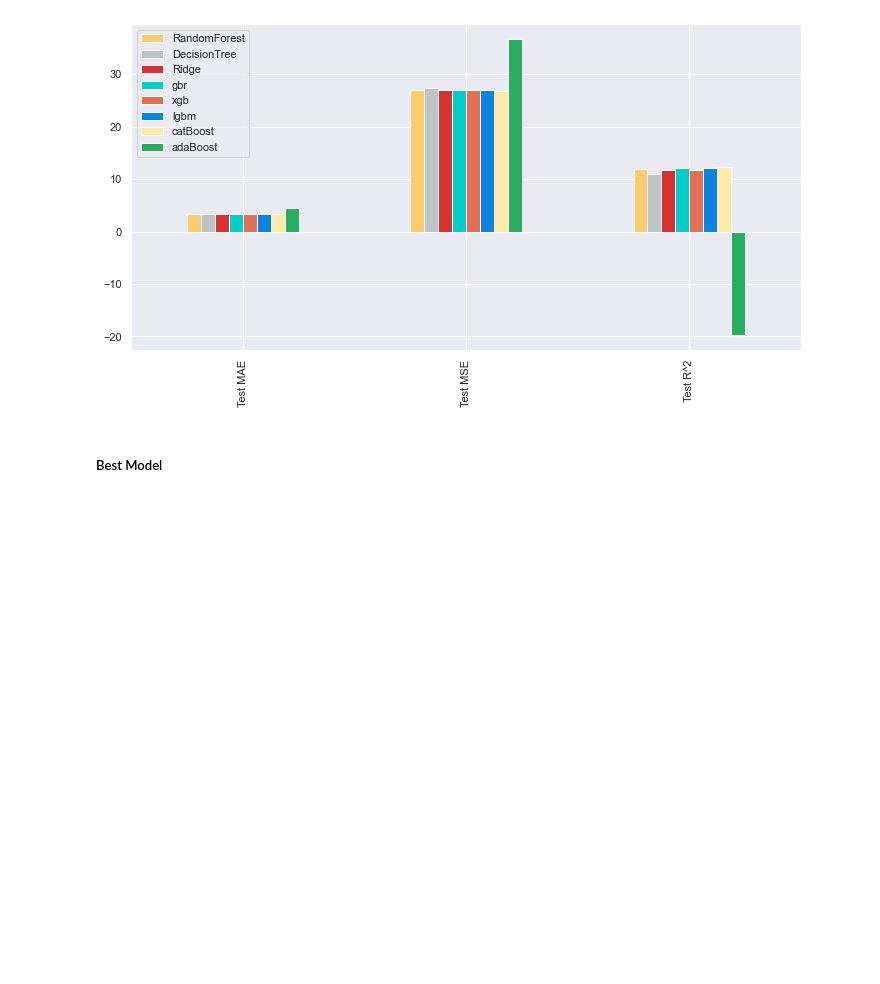
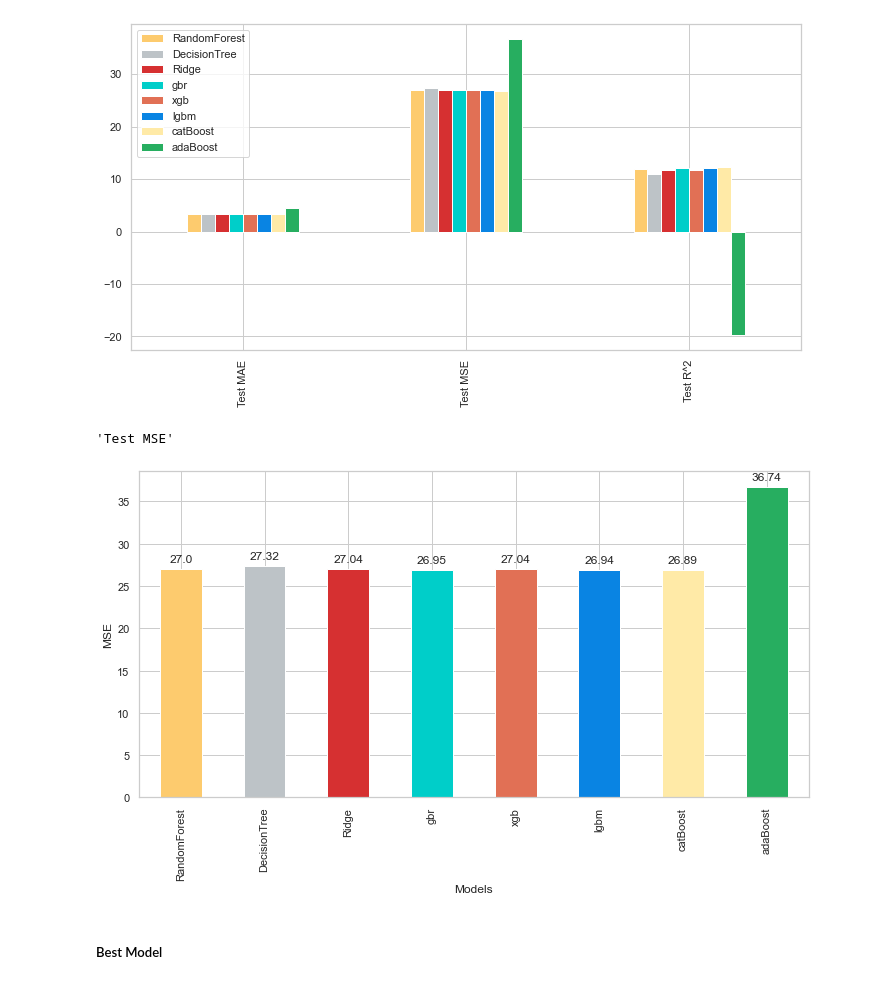
Before and after one commit to HermannJoel/Finance, a Jupyter notebook: Inflation-Expectation-Prediction/src/Decomposing_Inflation_Expectation_Final.ipynb, the cells around one changed output. Saved outputs shown, nothing was run; the diff lists cells and outputs as text; code cells hidden in the pictures; blank space fills up the shorter version.

Commit message:
changed mse graphs

```diff
--- a/Inflation-Expectation-Prediction/src/Decomposing_Inflation_Expectation_Final.ipynb
+++ b/Inflation-Expectation-Prediction/src/Decomposing_Inflation_Expectation_Final.ipynb
@@ -1993,9 +1991,7 @@ grid={"loss": ["squared_error"],
       "n_estimators": [250, 500],
       "max_depth" : [2, 5, 10]}
 #cv
-n_splits=5
-random_state=88
-cv=RepeatedKFold(n_splits=n_splits, random_state=random_state, n_repeats=1)
+cv=RepeatedKFold(n_splits=5, random_state=88, n_repeats=1)
 #estimator
 gbr=GradientBoostingRegressor(random_state=88)
 #gscv
@@ -2024,9 +2020,7 @@ grid={"objective":["reg:squarederror"],
       "min_child_weight": [2, 4],
       "n_estimators":[250, 500]}
 #cv
-n_splits=5
-random_state=88
-cv=RepeatedKFold(n_splits=n_splits, random_state=random_state, n_repeats=1)
+cv=RepeatedKFold(n_splits=5, random_state=88, n_repeats=1)
 #estimator
 xgb=XGBRegressor(random_state=88)
 #gscv
@@ -2118,8 +2112,8 @@ Learning rate set to 0.168977
 # %%
 %%time
 np.random.seed(88)
-grid={"base_estimator":[RandomForestRegressor(), DecisionTreeRegressor()],
-      "n_estimators":[150, 250, 300]}
+grid={"base_estimator":[RandomForestRegressor()],
+      "n_estimators":[150, 250]}
 #cv
 cv=RepeatedKFold(n_splits=5, random_state=88, n_repeats=1)
 #estimator
@@ -2144,6 +2138,7 @@ Wall time: 38min 50s
 ##### Results
 # %%
 #Compare the models performance
+sns.set_style('whitegrid')
 all_metrics = pd.DataFrame({"RandomForest":rf_gscv_metrics,
                             "DecisionTree":dt_gscv_metrics,
                             "Ridge":ridge_gscv_metrics,
@@ -2152,10 +2147,43 @@ all_metrics = pd.DataFrame({"RandomForest":rf_gscv_metrics,
                             "lgbm":lgbm_gscv_metrics,
                             "catBoost":cbr_gscv_metrics,
                             "adaBoost":adaboost_gscv_metrics})
-all_metrics.plot.bar(figsize=(12, 6), color=["#fdcb6e", "#bdc3c7", "#d63031", "#00cec9", "#e17055", "#0984e3", "#ffeaa7", "#27ae60"], subplots=False)
+all_metrics.plot.bar(figsize=(12, 6), color=["#fdcb6e", "#bdc3c7",
+                                             "#d63031", "#00cec9",
+                                             "#e17055", "#0984e3",
+                                             "#ffeaa7", "#27ae60"], subplots=False)
 plt.legend(loc="upper left");
 # %% [output]
 [figure]
+# %%
+list(catboost_gscv_metrics)[1]
+#list(catboost_gscv_metrics.values())[1]
+# %% [output]
+'Test MSE'
+# %%
+sns.set_style('whitegrid')
+all_metrics = pd.DataFrame({"RandomForest":rf_gscv_metrics,
+                            "DecisionTree":dt_gscv_metrics,
+                            "Ridge":ridge_gscv_metrics,
+                            "gbr":gbr_gscv_metrics,
+                            "xgb":xgb_gscv_metrics,
+                            "lgbm":lgbm_gscv_metrics,
+                            "catBoost":cbr_gscv_metrics,
+                            "adaBoost":adaboost_gscv_metrics})
+ax=all_metrics.iloc[1,].plot.bar(figsize=(12, 6), color=["#fdcb6e", "#bdc3c7",
+                                             "#d63031", "#00cec9",
+                                             "#e17055", "#0984e3",
+                                             "#ffeaa7", "#27ae60"], subplots=False)
+for i in ax.patches:
+    ax.annotate(np.round(i.get_height(),decimals=2),
+                  (i.get_x()+p.get_width()/2.,
+                   i.get_height()), ha='center',
+                  va='center', xytext=(0, 10),
+                  textcoords='offset points')
+
+plt.xlabel("Models")
+plt.ylabel("MSE");
+# %% [output]
+[figure, added]
 # %% [markdown]
 ##### Best Model
 # %% [markdown]
```
Also changed, not shown: parts of 12 cells of this notebook.
